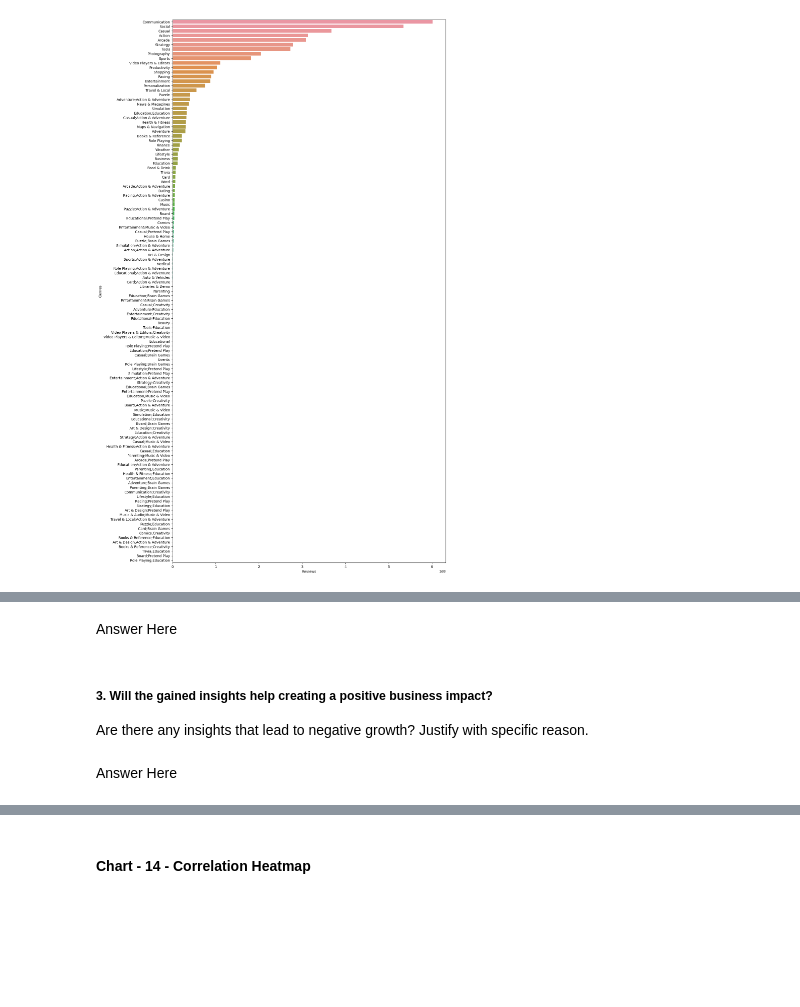
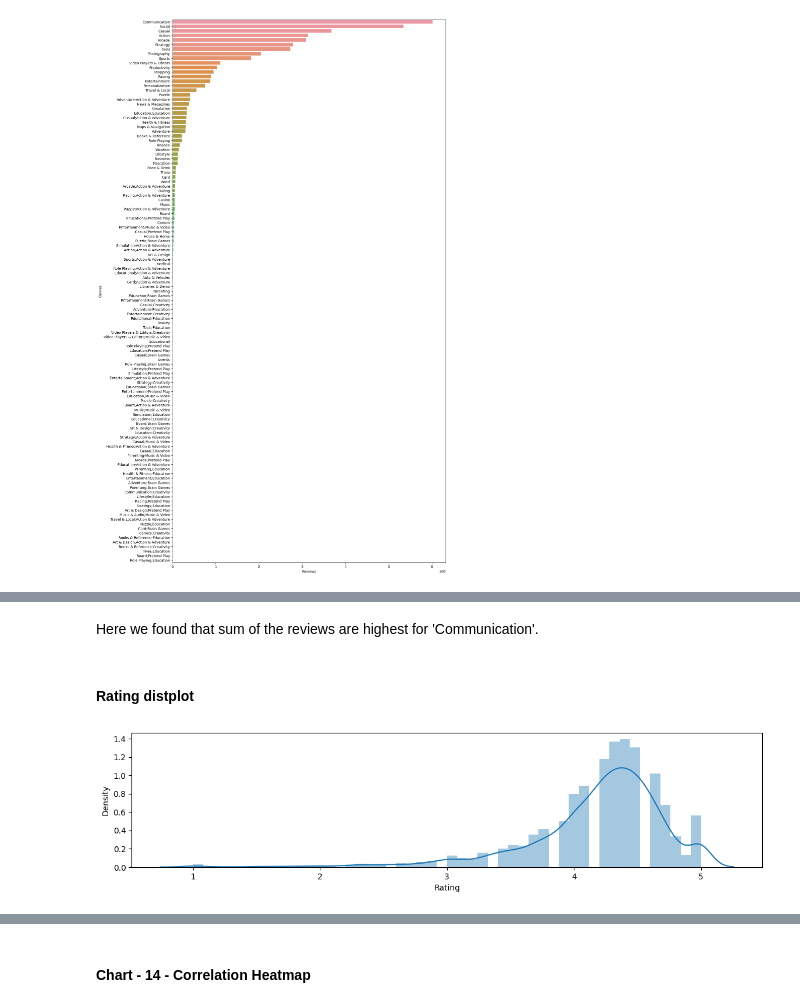
Before and after one commit to mdismailquraishicse/PlayStoreAppReviewAnalysis, a Jupyter notebook: PlayStoreAppReviewAnalysis.ipynb, the cells around one changed output, grey strips where cells are left out. Drawn from its saved outputs; the diff is of its cells as text; code cells hidden in the pictures; blank space fills up the shorter version.

Commit message:
visualization done

```diff
--- a/PlayStoreAppReviewAnalysis.ipynb
+++ b/PlayStoreAppReviewAnalysis.ipynb
@@ -619,7 +454,11 @@ Answer Here.
-# %% [markdown]
-Answer Here
-# %% [markdown]
-##### 3. Will the gained insights help creating a positive business impact?
-Are there any insights that lead to negative growth? Justify with specific reason.
-# %% [markdown]
-Answer Here
+# %% [markdown]
+Here we found that sum of the reviews are highest for 'Communication'.
+# %% [markdown]
+#### Rating distplot
+# %%
+# Chart - 4 visualization code
+plt.rcParams['figure.figsize']=(14,3)
+sns.distplot(dataWrangling.df['Rating'])
+plt.show()
+# %% [output]
+[figure, added]
```
Also changed, not shown: parts of 102 cells of this notebook.
